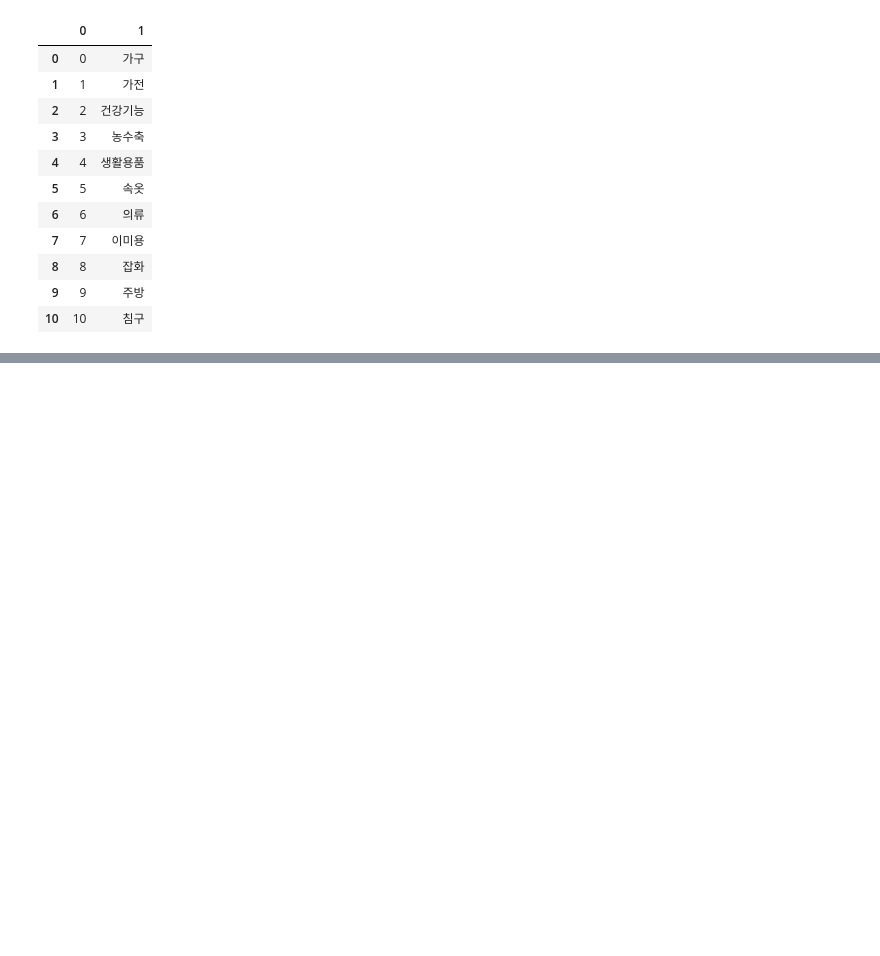
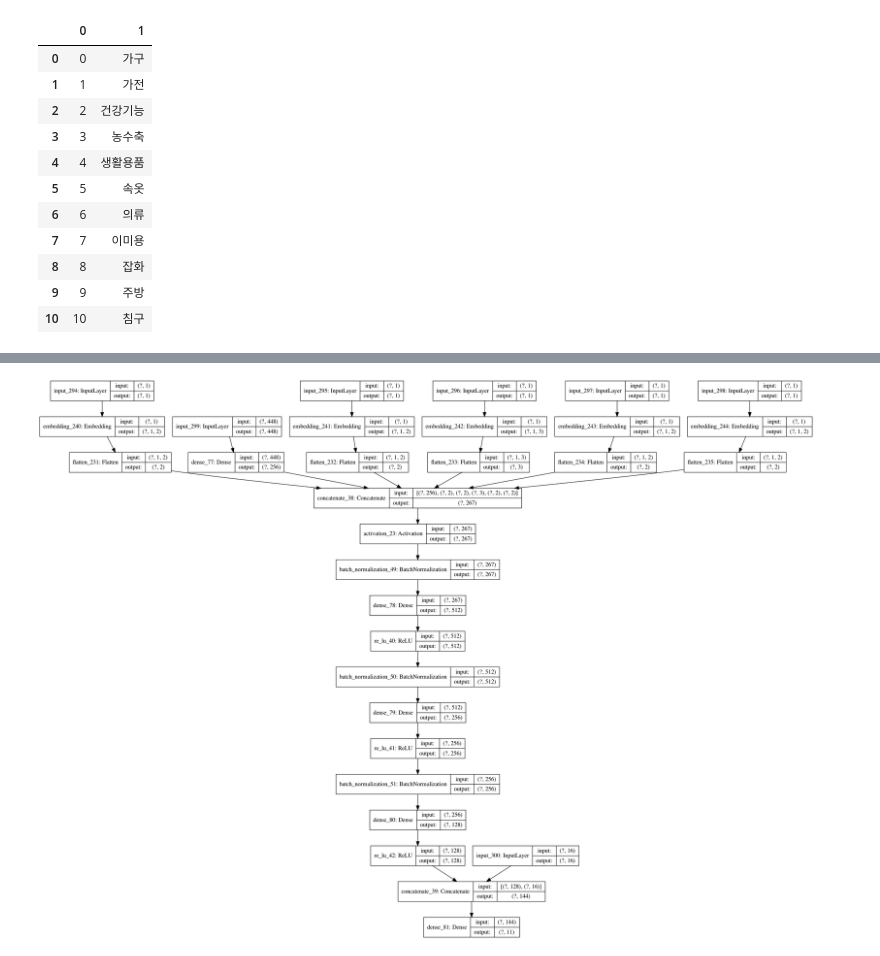
Before and after one commit to cryingjin/Shopping_GG, a Jupyter notebook: 3. Modeling/0926_WnD_JS.ipynb, the cells around one changed output, grey strips where cells are left out. Saved outputs shown, nothing was run; the diff lists cells and outputs as text; code cells hidden in the pictures; blank space fills up the shorter version.

```diff
--- a/3. Modeling/0926_WnD_JS.ipynb
+++ b/3. Modeling/0926_WnD_JS.ipynb
@@ -1027,0 +1188,4 @@ plot_model(model, show_shapes=True)
+# %%
+plot_model(model, show_shapes=True)
+# %% [output]
+[figure, added]
```
Also changed, not shown: parts of 33 cells of this notebook, 2 other files.
